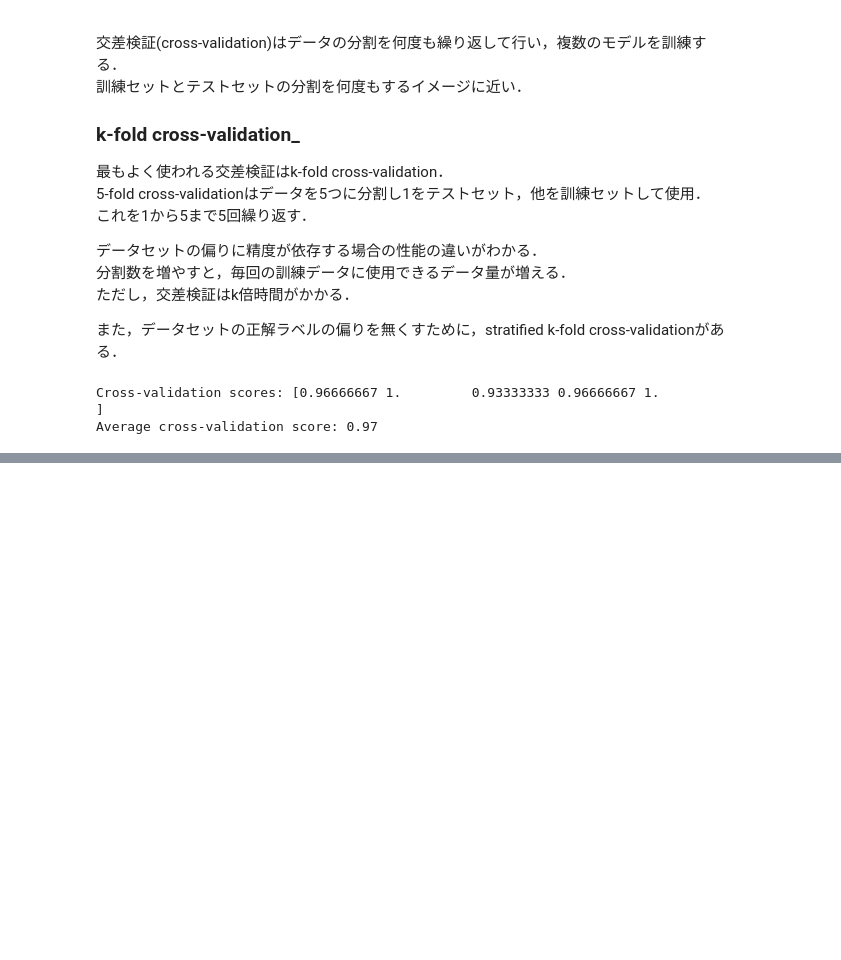
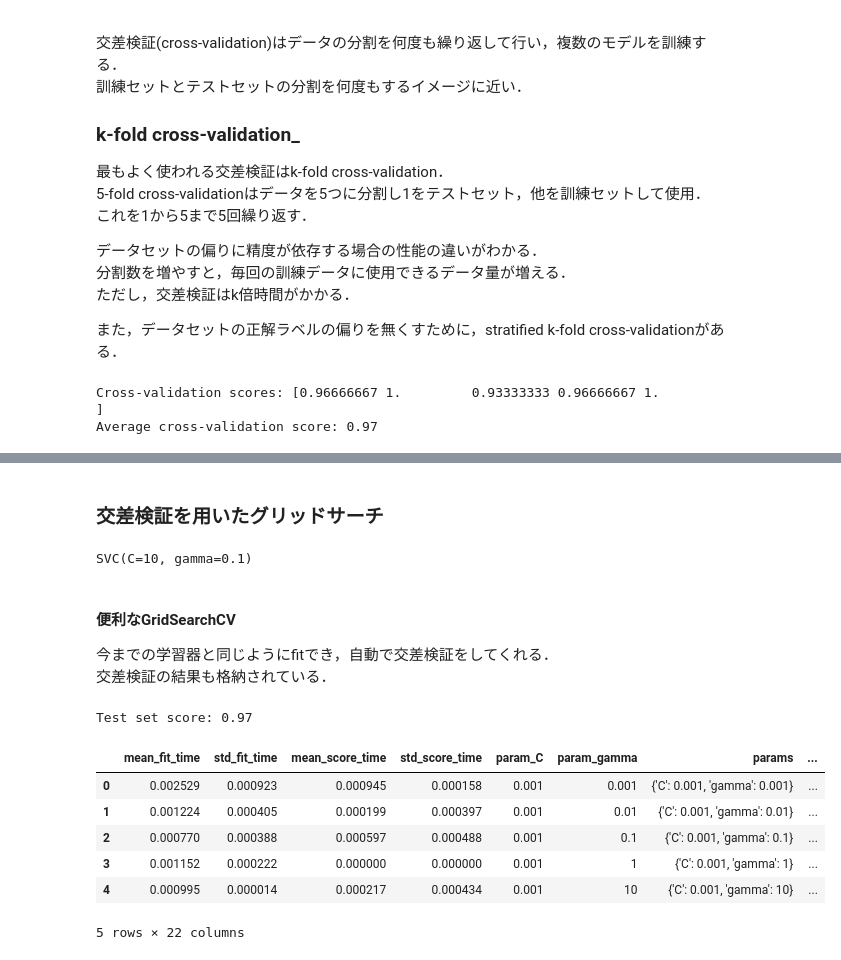
Before and after one commit to Kai-Washino/ml-with-python, a Jupyter notebook: chap5_model_evaluation.ipynb, the cells around one changed output, grey strips where cells are left out. Drawn from its saved outputs; the diff is of its cells as text; code cells hidden in the pictures; blank space fills up the shorter version.

```diff
--- a/chap5_model_evaluation.ipynb
+++ b/chap5_model_evaluation.ipynb
@@ -36,0 +161,54 @@ Average cross-validation score: 0.97
+# %% [markdown]
+### 交差検証を用いたグリッドサーチ
+# %%
+# 交差検証をする
+
+for gamma in [0.001, 0.01, 0.1, 1, 10, 100]:
+    for C in [0.001, 0.01, 0.1, 1, 10, 100]:
+
+        svm = SVC(gamma=gamma, C=C)
+
+        scores = cross_val_score(svm, X_trainval, y_trainval, cv=5)
+
+        score = np.mean(scores)
+
+        if score > best_score:
+            best_score = score
+            best_parameters = {'C': C, 'gamma': gamma}
+
+svm = SVC(**best_parameters)
+svm.fit(X_trainval, y_trainval)
+# %% [output]
+SVC(C=10, gamma=0.1)
+# %% [markdown]
+#### 便利なGridSearchCV
+今までの学習器と同じようにfitでき，自動で交差検証をしてくれる．
+交差検証の結果も格納されている．
+# %%
+# GridSearchCVを使う方法
+
+param_grid = {'C': [0.001, 0.01, 0.1, 1, 10, 100],
+              'gamma': [0.001, 0.01, 0.1, 1, 10, 100]}
+grid_search = GridSearchCV(SVC(), param_grid, cv=5,
+                          return_train_score=True)
+
+X_train, X_test, y_train, y_test = train_test_split(
+    iris.data, iris.target, random_state=0)
+
+grid_search.fit(X_train, y_train)
+print("Test set score: {:.2f}".format(grid_search.score(X_test, y_test)))
+# %% [output]
+Test set score: 0.97
+# %%
+# 結果を見る方法
+
+results = pd.DataFrame(grid_search.cv_results_)
+display(results.head())
+# %% [output]
+|  | mean_fit_time | std_fit_time | mean_score_time | std_score_time | param_C | param_gamma | params | ... |
+| 0 | 0.002529 | 0.000923 | 0.000945 | 0.000158 | 0.001 | 0.001 | {'C': 0.001, 'gamma': 0.001} | ... |
+| 1 | 0.001224 | 0.000405 | 0.000199 | 0.000397 | 0.001 | 0.01 | {'C': 0.001, 'gamma': 0.01} | ... |
+| 2 | 0.000770 | 0.000388 | 0.000597 | 0.000488 | 0.001 | 0.1 | {'C': 0.001, 'gamma': 0.1} | ... |
+| 3 | 0.001152 | 0.000222 | 0.000000 | 0.000000 | 0.001 | 1 | {'C': 0.001, 'gamma': 1} | ... |
+| 4 | 0.000995 | 0.000014 | 0.000217 | 0.000434 | 0.001 | 10 | {'C': 0.001, 'gamma': 10} | ... |
+5 rows × 22 columns
```
Also changed, not shown: parts of 24 cells of this notebook.
